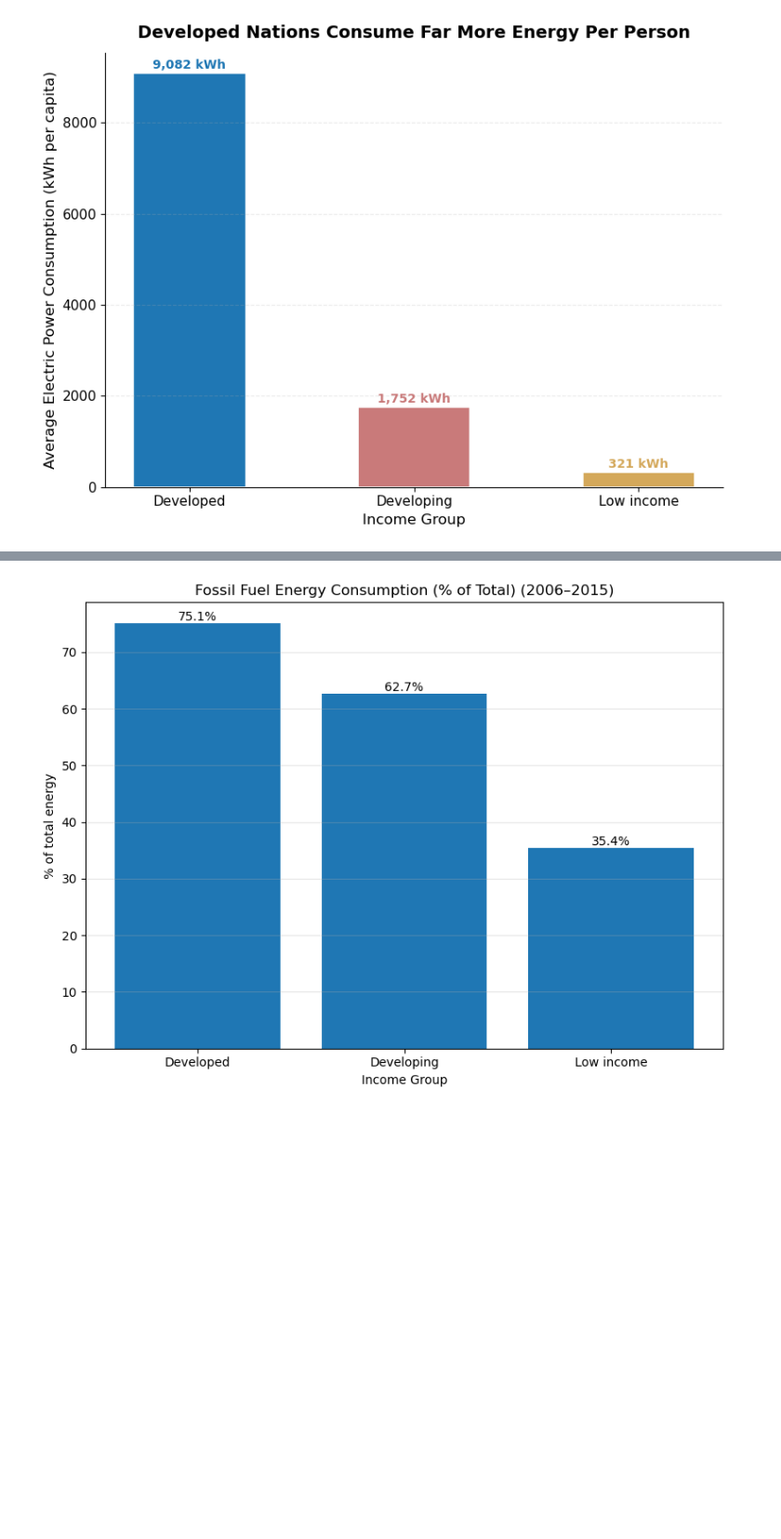
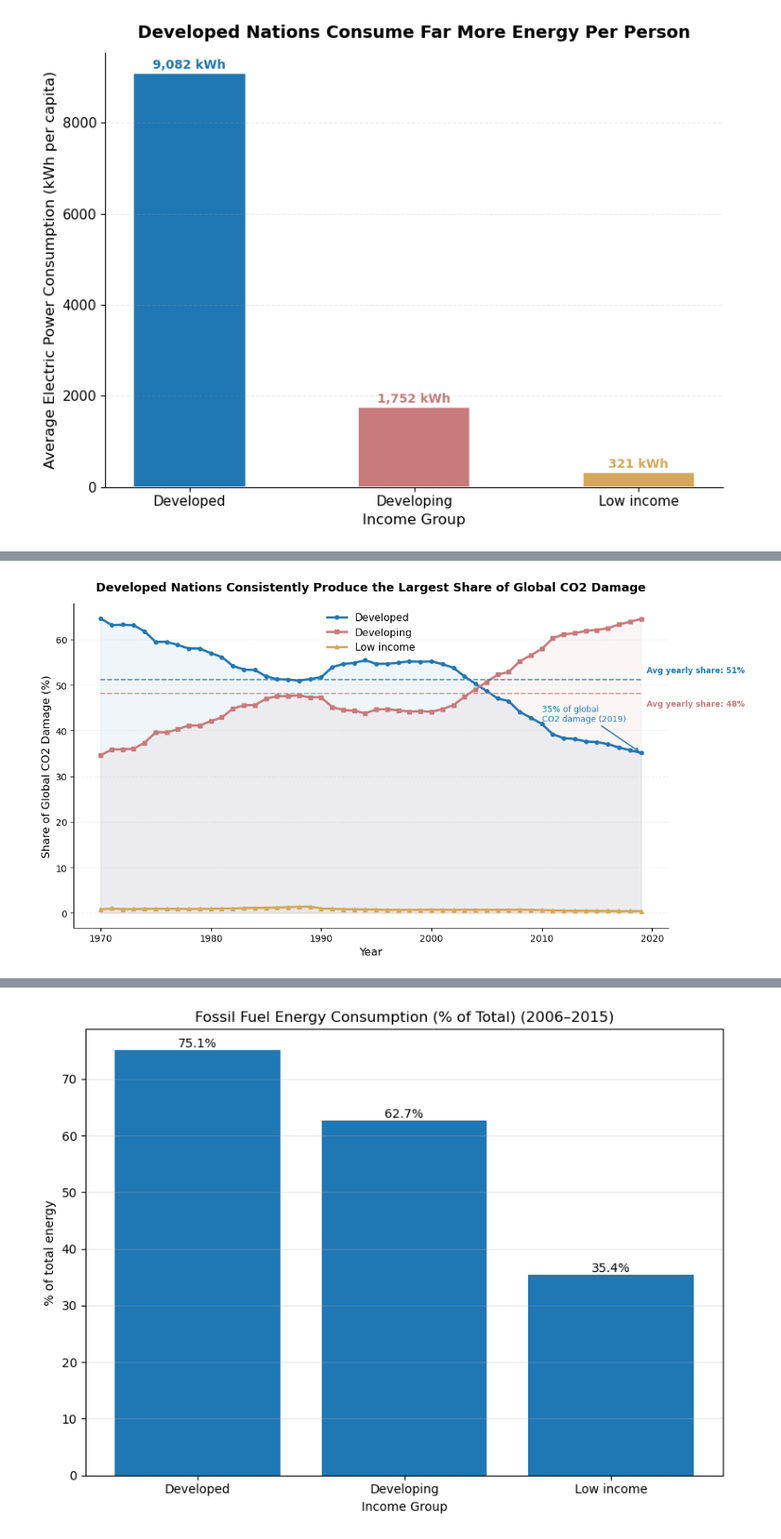
Before and after one commit to matthewviray/dsc106-proj2, a Jupyter notebook: project_2_outline.ipynb, the cells around one changed output, grey strips where cells are left out. Shown at 93% size. Saved outputs shown, nothing was run; the diff lists cells and outputs as text; code cells hidden in the pictures; blank space fills up the shorter version.

```diff
--- a/project_2_outline.ipynb
+++ b/project_2_outline.ipynb
@@ -491,0 +666,87 @@ plt.show()
+# %%
+import pandas as pd
+import matplotlib.pyplot as plt
+
+meta_subset = meta_df[['Country Code', 'IncomeGroup']].copy()
+merged_all = env_df.merge(meta_subset, on='Country Code', how='left')
+
+def classify_income(group):
+    if pd.isna(group):
+        return None
+    if group == 'High income':
+        return 'Developed'
+    elif group in ['Upper middle income', 'Lower middle income']:
+        return 'Developing'
+    elif group == 'Low income':
+        return 'Low income'
+    else:
+        return None
+
+merged_all['DevelopmentStatus'] = merged_all['IncomeGroup'].apply(classify_income)
+abs_col = 'average_value_Adjusted savings: carbon dioxide damage (current US$)'
+
+df_c = merged_all[['Year', 'DevelopmentStatus', abs_col]].copy()
+df_c['Year'] = pd.to_numeric(df_c['Year'], errors='coerce')
+df_c[abs_col] = pd.to_numeric(df_c[abs_col], errors='coerce')
+df_c = df_c.dropna(subset=['Year', 'DevelopmentStatus', abs_col])
+df_c['Year'] = df_c['Year'].astype(int)
+
+# For each year: sum CO2 damage per group → express as % of that year's global total
+yearly_totals = df_c.groupby(['Year', 'DevelopmentStatus'])[abs_col].sum().reset_index()
+yearly_global = yearly_totals.groupby('Year')[abs_col].sum().rename('global_total')
+yearly_totals  = yearly_totals.join(yearly_global, on='Year')
+yearly_totals['share_pct'] = yearly_totals[abs_col] / yearly_totals['global_total'] * 100
+
+pivot = yearly_totals.pivot(index='Year', columns='DevelopmentStatus', values='share_pct')
+
+color_map  = {'Developed': '#1f77b4', 'Developing': '#c97a7a', 'Low income': '#d4a85a'}
+marker_map = {'Developed': 'o', 'Developing': 's', 'Low income': '^'}
+
+fig, ax = plt.subplots(figsize=(11, 6))
+fig.patch.set_facecolor('white')
+ax.set_facecolor('white')
+
+for group in ['Developed', 'Developing', 'Low income']:
+    if group in pivot.columns:
+        y = pivot[group].dropna()
+        ax.plot(y.index, y, linewidth=2.5, linestyle='-',
+                marker=marker_map[group], markersize=4,
+                label=group, color=color_map[group])
+        ax.fill_between(y.index, y, alpha=0.07, color=color_map[group])
+
+# Avg yearly share lines — Developed label above, Developing label below to prevent overlap
+label_side = {'Developed': ('bottom', +1.2), 'Developing': ('top', -1.2)}
+
+for group in ['Developed', 'Developing']:
+    if group in pivot.columns:
+        avg     = pivot[group].dropna().mean()
+        x_start = pivot[group].dropna().index[0]
+        x_end   = pivot[group].dropna().index[-1]
+        va, y_offset = label_side[group]
+        ax.hlines(avg, x_start, x_end,
+                  color=color_map[group], linewidth=1.4, linestyle='--', alpha=0.75)
+        ax.text(x_end + 0.5, avg + y_offset,
+                f'Avg yearly share: {avg:.0f}%',
+                va=va, fontsize=8.5, color=color_map[group], fontweight='bold')
+
+# Endpoint annotation on Developed line
+last_year = pivot['Developed'].dropna().index[-1]
+last_val  = pivot['Developed'].dropna().iloc[-1]
+ax.annotate(f'{last_val:.0f}% of global\nCO2 damage ({last_year})',
+            xy=(last_year, last_val),
+            xytext=(last_year - 9, last_val + 7),
+            fontsize=9, color=color_map['Developed'],
+            arrowprops=dict(arrowstyle='->', color=color_map['Developed'], lw=1.3))
+
+ax.set_xlabel('Year', fontsize=12)
+ax.set_ylabel('Share of Global CO2 Damage (%)', fontsize=12)
+ax.set_title('Developed Nations Consistently Produce the Largest Share of Global CO2 Damage',
+             fontsize=13, fontweight='bold', pad=14)
+ax.spines[['top', 'right']].set_visible(False)
+ax.tick_params(axis='both', labelsize=10)
+ax.grid(axis='y', alpha=0.25, linestyle='--')
+ax.legend(fontsize=11, frameon=False)
+plt.tight_layout()
+plt.show()
+# %% [output]
+[figure, added]
```
Also changed, not shown: parts of 16 cells of this notebook.
